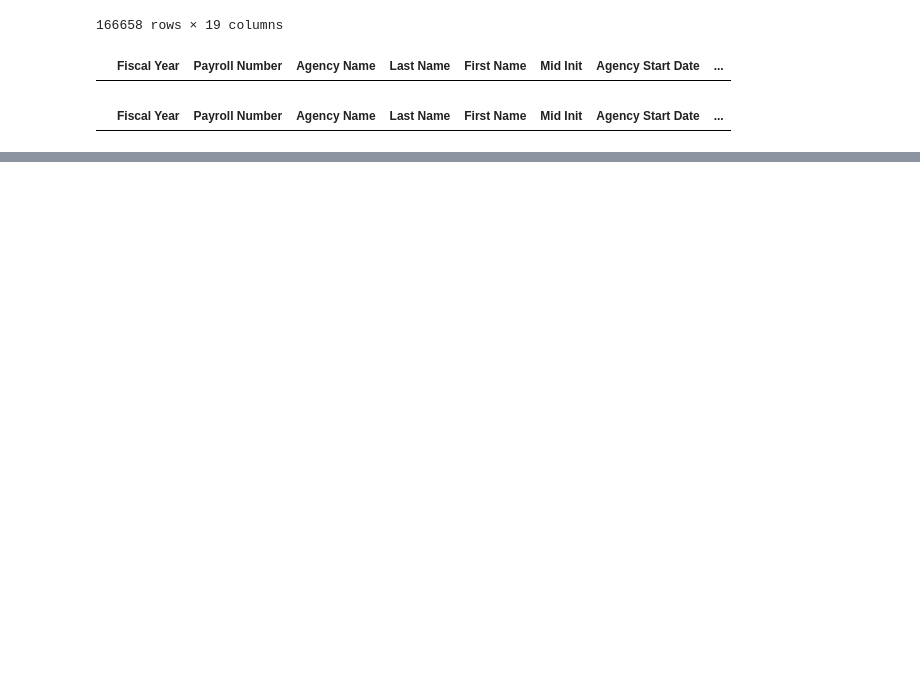
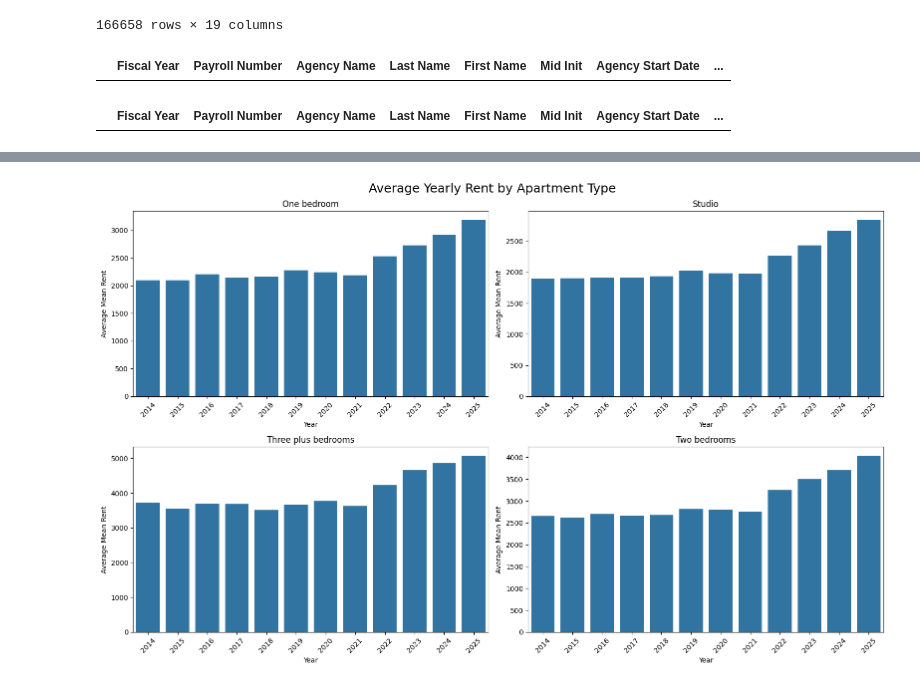
Before and after one commit to NYCRentAndSalary/NYCRentAndSalary.github.io, a Jupyter notebook: data_exploration.ipynb, the cells around one changed output, grey strips where cells are left out. Saved outputs shown, nothing was run; the diff lists cells and outputs as text; code cells hidden in the pictures; blank space fills up the shorter version.

```diff
--- a/data_exploration.ipynb
+++ b/data_exploration.ipynb
@@ -295,0 +325,56 @@ cwpd.to_csv('data/income_data.csv', index=False, decimal='.')
+# %%
+
+import pandas as pd
+import matplotlib.pyplot as plt
+import seaborn as sns
+
+# Load dataset
+df = pd.read_csv("data/mean_rents.csv")
+
+# Convert wide -> long format
+long_df = df.melt(
+    id_vars=["Borough", "apartmentType"],
+    var_name="Month",
+    value_name="MeanRent"
+)
+
+# Extract year
+long_df["Year"] = long_df["Month"].str[:4]
+
+# Convert rent column to numeric
+long_df["MeanRent"] = pd.to_numeric(long_df["MeanRent"], errors="coerce")
+
+# Average rent per year
+yearly_df = (
+    long_df.groupby(["Year", "apartmentType"])["MeanRent"]
+    .mean()
+    .reset_index()
+)
+
+# Create 2x2 subplot layout
+fig, axes = plt.subplots(2, 2, figsize=(16,10))
+
+apartment_types = yearly_df["apartmentType"].unique()
+
+for ax, apt_type in zip(axes.flatten(), apartment_types):
+
+    temp = yearly_df[yearly_df["apartmentType"] == apt_type]
+
+    sns.barplot(
+        data=temp,
+        x="Year",
+        y="MeanRent",
+        ax=ax
+    )
+
+    ax.set_title(apt_type)
+    ax.set_xlabel("Year")
+    ax.set_ylabel("Average Mean Rent ($)")
+    ax.tick_params(axis='x', rotation=45)
+
+plt.suptitle("Average Yearly Rent by Apartment Type", fontsize=18)
+
+plt.tight_layout()
+plt.show()
+# %% [output]
+[figure, added]
```
Also changed, not shown: parts of 1 cell of this notebook.
